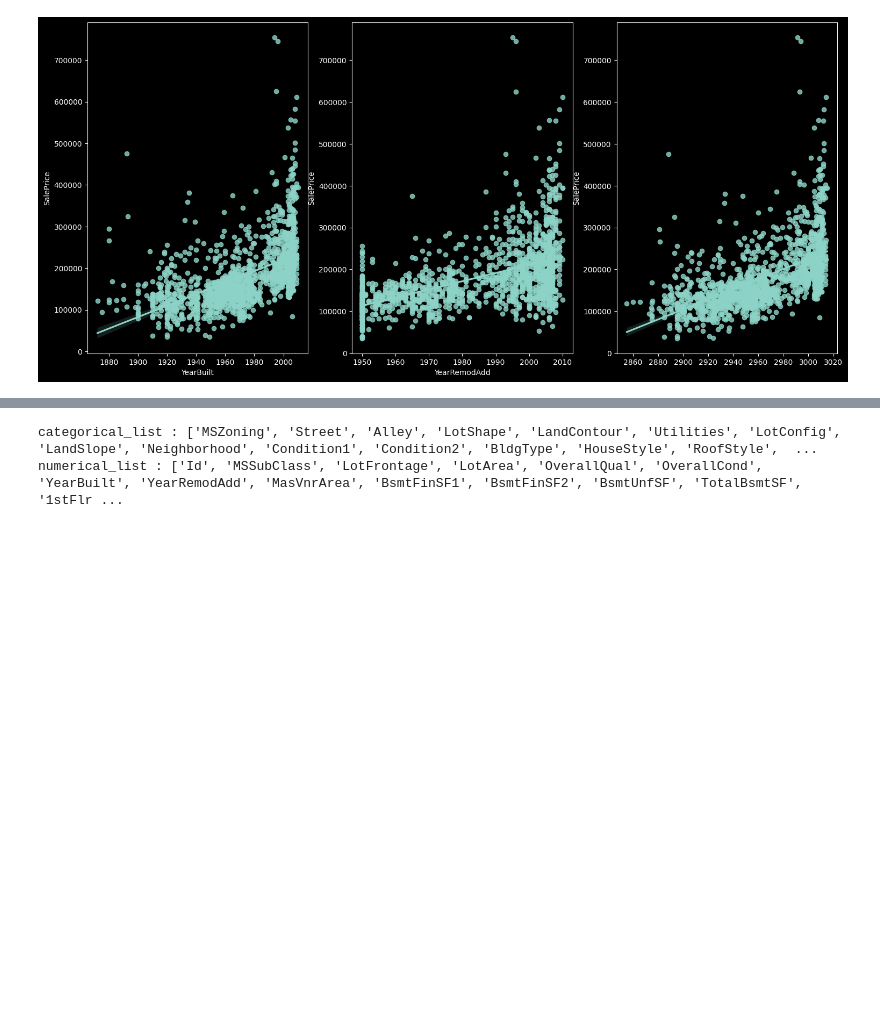
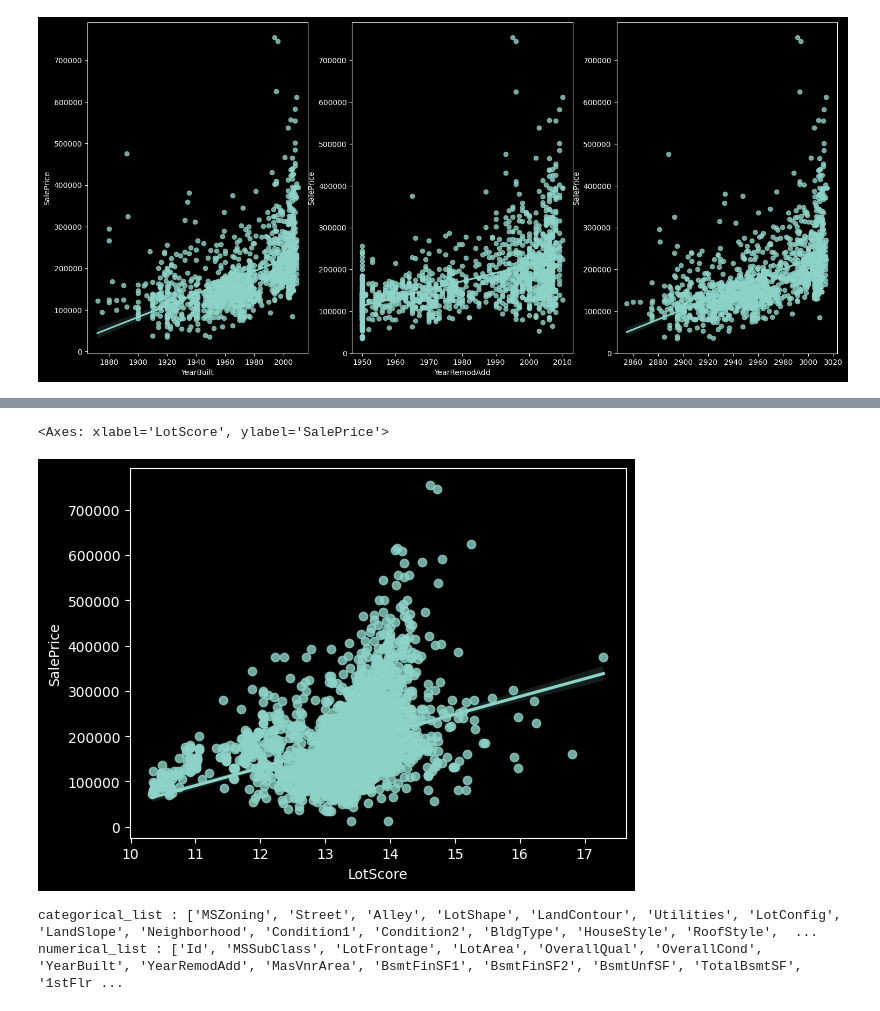
Before and after one commit to kinzinzz/Real_estate_Price_Prediction, a Jupyter notebook: 부동산_가격_예측.ipynb, the cells around one changed output, grey strips where cells are left out. Drawn from its saved outputs; the diff is of its cells as text; code cells hidden in the pictures; blank space fills up the shorter version.

```diff
--- a/부동산_가격_예측.ipynb
+++ b/부동산_가격_예측.ipynb
@@ -513,3 +692,9 @@ all_data['GarageScore']=Garage['GarageScore']
+# %%
+figure.set_size_inches(18,8)
+sns.regplot(x=all_data['LotScore'], y=all_data['SalePrice'])
+# %% [output]
+<Axes: xlabel='LotScore', ylabel='SalePrice'>
+[figure, added]
 # %%
 # ▶ corr() 활용, numerical value 추가된 데이터 상관관계 확인
 # ▶ numeric, categorical value 나누기
```
Also changed, not shown: parts of 26 cells of this notebook, 1 other file.
